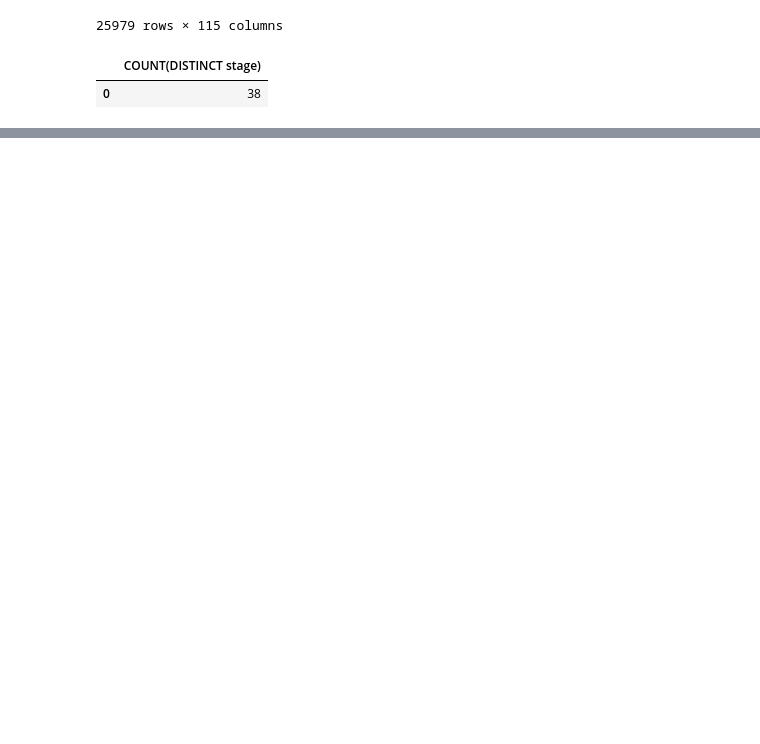
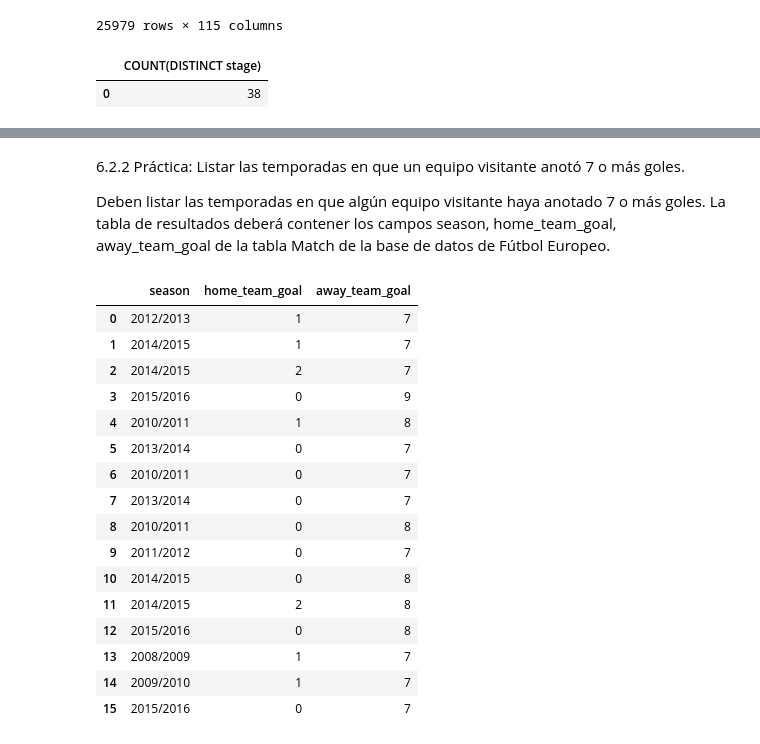
Before and after one commit to Davelascop/TalentoTech, a Jupyter notebook: Taller_SQL.ipynb, the cells around one changed output, grey strips where cells are left out. Saved outputs shown, nothing was run; the diff lists cells and outputs as text; code cells hidden in the pictures; blank space fills up the shorter version.

```diff
--- a/Taller_SQL.ipynb
+++ b/Taller_SQL.ipynb
@@ -337,0 +471,30 @@ etapas
+# %% [markdown]
+6.2.2 Práctica: Listar las temporadas en que un equipo visitante anotó 7 o más goles.
+
+Deben listar las temporadas en que algún equipo visitante haya anotado 7 o más goles. La tabla de resultados deberá contener los campos season, home_team_goal, away_team_goal de la tabla Match de la base de datos de Fútbol Europeo.
+# %%
+# Listar las temporadas en que un equipo visitante anotó 7 o más goles.
+consulta = """ SELECT season, home_team_goal, away_team_goal
+               FROM Match
+               WHERE  away_team_goal>=7 ;"""
+Temporadas = pd.read_sql(consulta,conexion)
+Temporadas
+#Esta es la lista de temporadas en que un equipo visitante anoto mas goles.
+# %% [output]
+|  | season | home_team_goal | away_team_goal |
+| 0 | 2012/2013 | 1 | 7 |
+| 1 | 2014/2015 | 1 | 7 |
+| 2 | 2014/2015 | 2 | 7 |
+| 3 | 2015/2016 | 0 | 9 |
+| 4 | 2010/2011 | 1 | 8 |
+| 5 | 2013/2014 | 0 | 7 |
+| 6 | 2010/2011 | 0 | 7 |
+| 7 | 2013/2014 | 0 | 7 |
+| 8 | 2010/2011 | 0 | 8 |
+| 9 | 2011/2012 | 0 | 7 |
+| 10 | 2014/2015 | 0 | 8 |
+| 11 | 2014/2015 | 2 | 8 |
+| 12 | 2015/2016 | 0 | 8 |
+| 13 | 2008/2009 | 1 | 7 |
+| 14 | 2009/2010 | 1 | 7 |
+| 15 | 2015/2016 | 0 | 7 |
```
Also changed, not shown: parts of 40 cells of this notebook.
